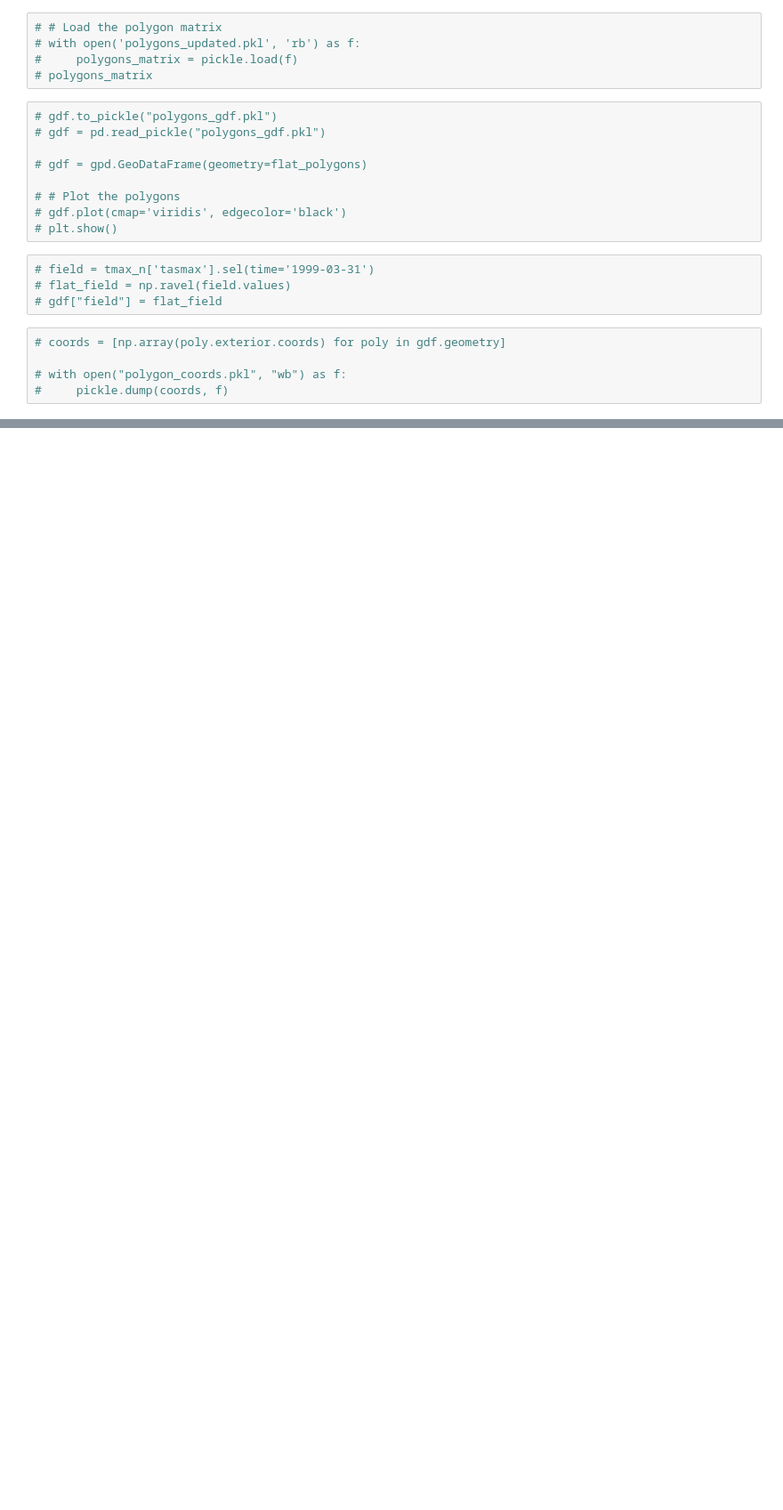
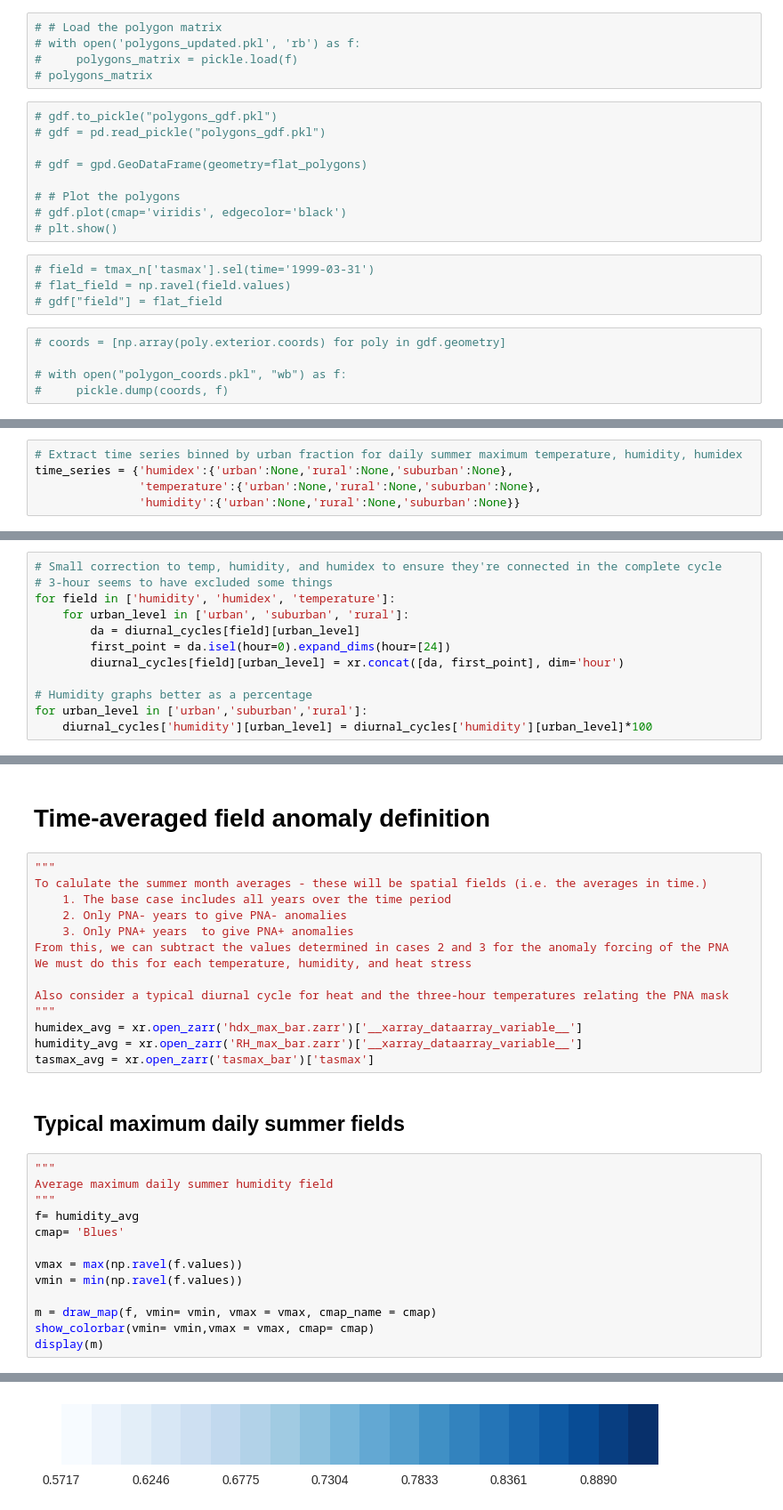
Before and after one commit to devongulley1602/urban_heat_waves, a Jupyter notebook: figures.ipynb, the cells around one changed output, grey strips where cells are left out. Shown at 89% size. Cells and saved outputs as stored; diff of their text form; blank space fills up the shorter version.

Commit message:
Organised figures, created summer diurnal cycle

```diff
--- a/figures.ipynb
+++ b/figures.ipynb
@@ -312,0 +417,5 @@ tmax_n_summer = tmax_n.groupby('time.season')['JJA']
+# %%
+# Extract time series binned by urban fraction for daily summer maximum temperature, humidity, humidex
+time_series = {'humidex':{'urban':None,'rural':None,'suburban':None},
+               'temperature':{'urban':None,'rural':None,'suburban':None},
+               'humidity':{'urban':None,'rural':None,'suburban':None}}
@@ -312,0 +439,12 @@ tmax_n_summer = tmax_n.groupby('time.season')['JJA']
+# %%
+# Small correction to temp, humidity, and humidex to ensure they're connected in the complete cycle
+# 3-hour seems to have excluded some things
+for field in ['humidity', 'humidex', 'temperature']:
+    for urban_level in ['urban', 'suburban', 'rural']:
+        da = diurnal_cycles[field][urban_level]
+        first_point = da.isel(hour=0).expand_dims(hour=[24])
+        diurnal_cycles[field][urban_level] = xr.concat([da, first_point], dim='hour')
+
+# Humidity graphs better as a percentage
+for urban_level in ['urban','suburban','rural']:
+    diurnal_cycles['humidity'][urban_level] = diurnal_cycles['humidity'][urban_level]*100
@@ -312,0 +514,32 @@ tmax_n_summer = tmax_n.groupby('time.season')['JJA']
+# %% [markdown]
+# Time-averaged field anomaly definition
+# %%
+"""
+To calulate the summer month averages - these will be spatial fields (i.e. the averages in time.)
+    1. The base case includes all years over the time period
+    2. Only PNA- years to give PNA- anomalies
+    3. Only PNA+ years  to give PNA+ anomalies
+From this, we can subtract the values determined in cases 2 and 3 for the anomaly forcing of the PNA
+We must do this for each temperature, humidity, and heat stress
+
+Also consider a typical diurnal cycle for heat and the three-hour temperatures relating the PNA mask
+"""
+humidex_avg = xr.open_zarr('hdx_max_bar.zarr')['__xarray_dataarray_variable__']
+humidity_avg = xr.open_zarr('RH_max_bar.zarr')['__xarray_dataarray_variable__']
+tasmax_avg = xr.open_zarr('tasmax_bar')['tasmax']
+# %% [markdown]
+## Typical maximum daily summer fields
+# %%
+"""
+Average maximum daily summer humidity field
+"""
+f= humidity_avg
+cmap= 'Blues'
+
+vmax = max(np.ravel(f.values))
+vmin = min(np.ravel(f.values))
+
+m = draw_map(f, vmin= vmin, vmax = vmax, cmap_name = cmap)
+show_colorbar(vmin= vmin,vmax = vmax, cmap= cmap)
+display(m)
+# %% [output]
@@ -312,0 +547 @@ tmax_n_summer = tmax_n.groupby('time.season')['JJA']
+[figure, added]
```
Also changed, not shown: parts of 44 cells of this notebook, 1 other file.
